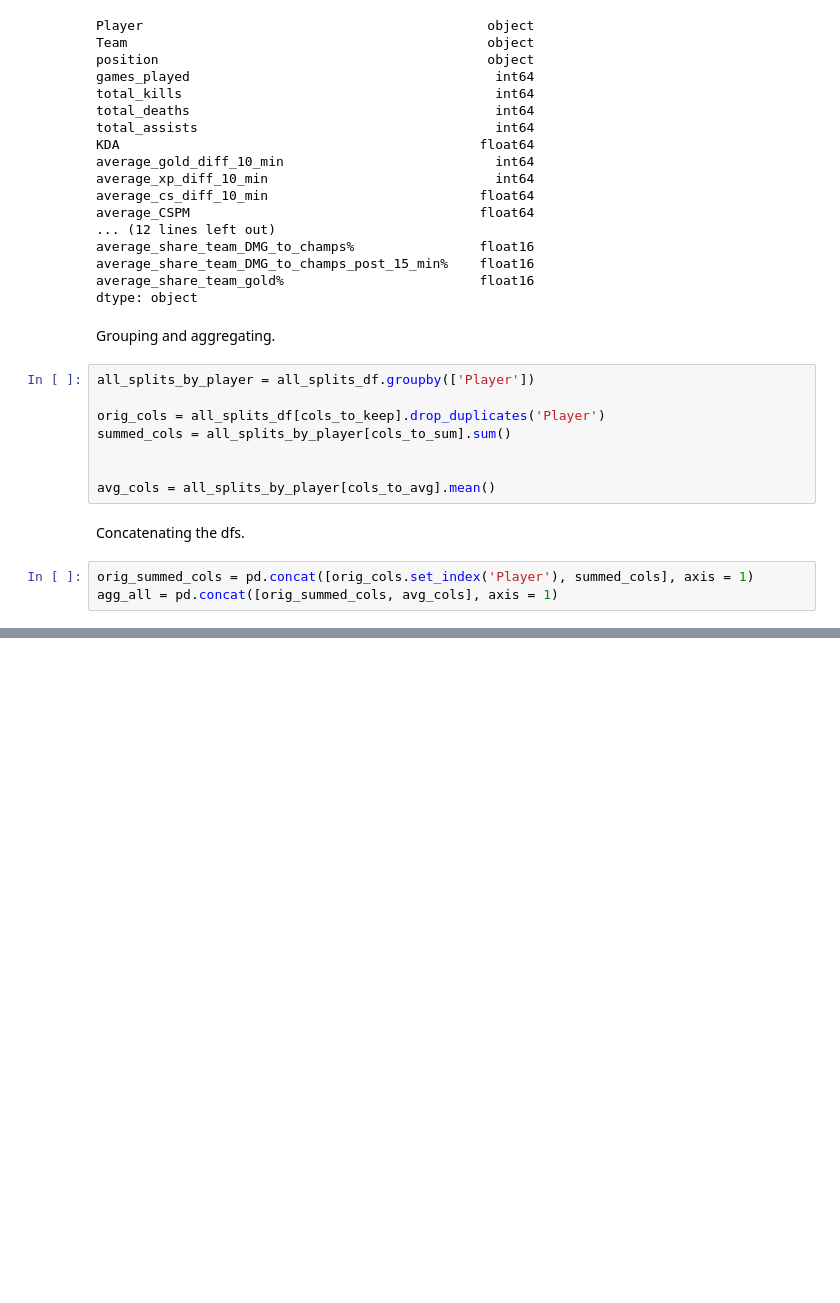
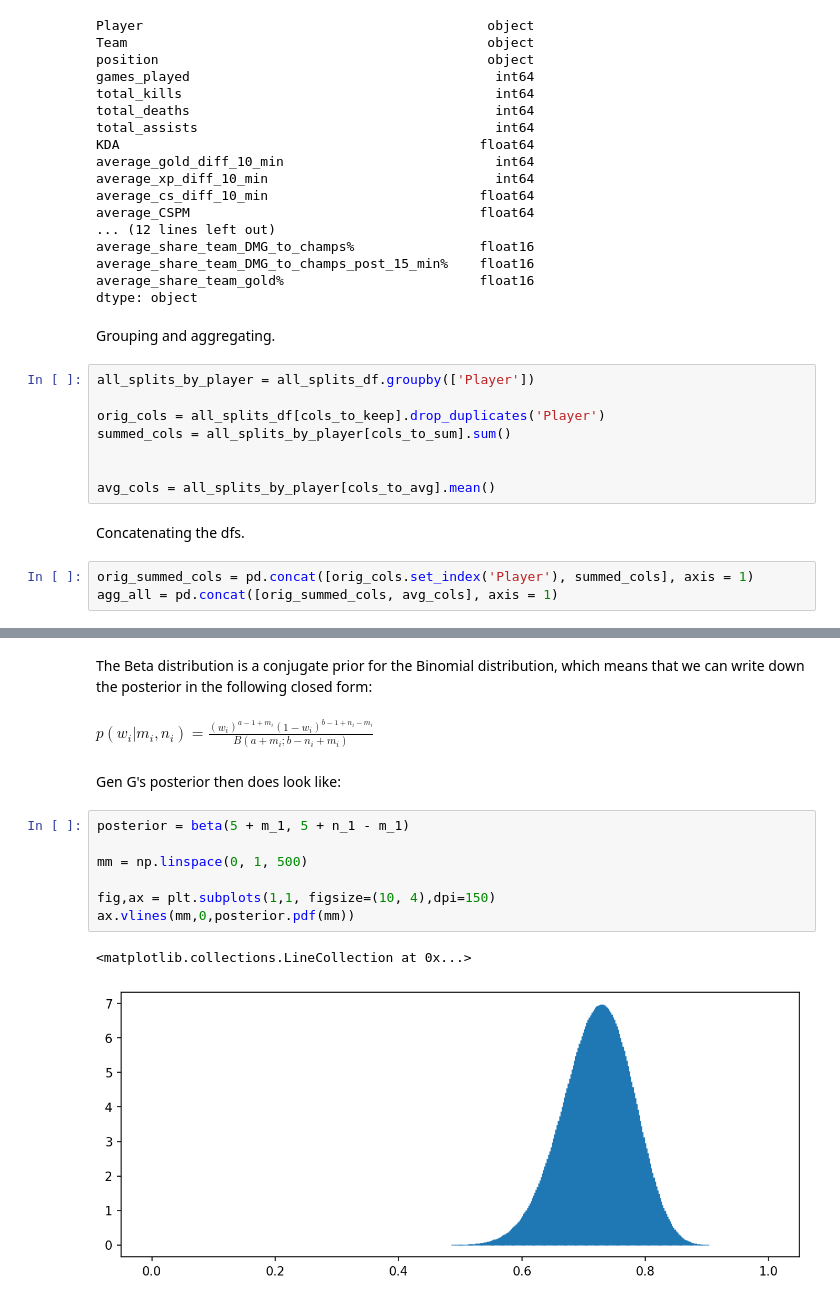
Before and after one commit to SFauth/LCK_CL_2021_Talent_Identification_Uni_Project, a Jupyter notebook: code.ipynb, the cells around one changed output, grey strips where cells are left out. Drawn from its saved outputs; the diff is of its cells as text; blank space fills up the shorter version.

```diff
--- a/code.ipynb
+++ b/code.ipynb
@@ -149,0 +222,16 @@ agg_all = pd.concat([orig_summed_cols, avg_cols], axis = 1)
+# %% [markdown]
+The Beta distribution is a conjugate prior for the Binomial distribution, which means that we can write down the posterior in the following closed form:
+# %% [markdown]
+$p(w_i | m_i , n_i ) = \frac{(w_i)^{a - 1 + m_i} (1-w_i)^{b- 1+ n_i - m_i}}{B(a + m_i; b - n_i + m_i )}$
+# %% [markdown]
+Gen G's posterior then does look like:
+# %%
+posterior = beta(5 + m_1, 5 + n_1 - m_1)
+
+mm = np.linspace(0, 1, 500)
+
+fig,ax = plt.subplots(1,1, figsize=(10, 4),dpi=150)
+ax.vlines(mm,0,posterior.pdf(mm))
+# %% [output]
+<matplotlib.collections.LineCollection at 0x...>
+[figure, added]
```
Also changed, not shown: parts of 19 cells of this notebook.
